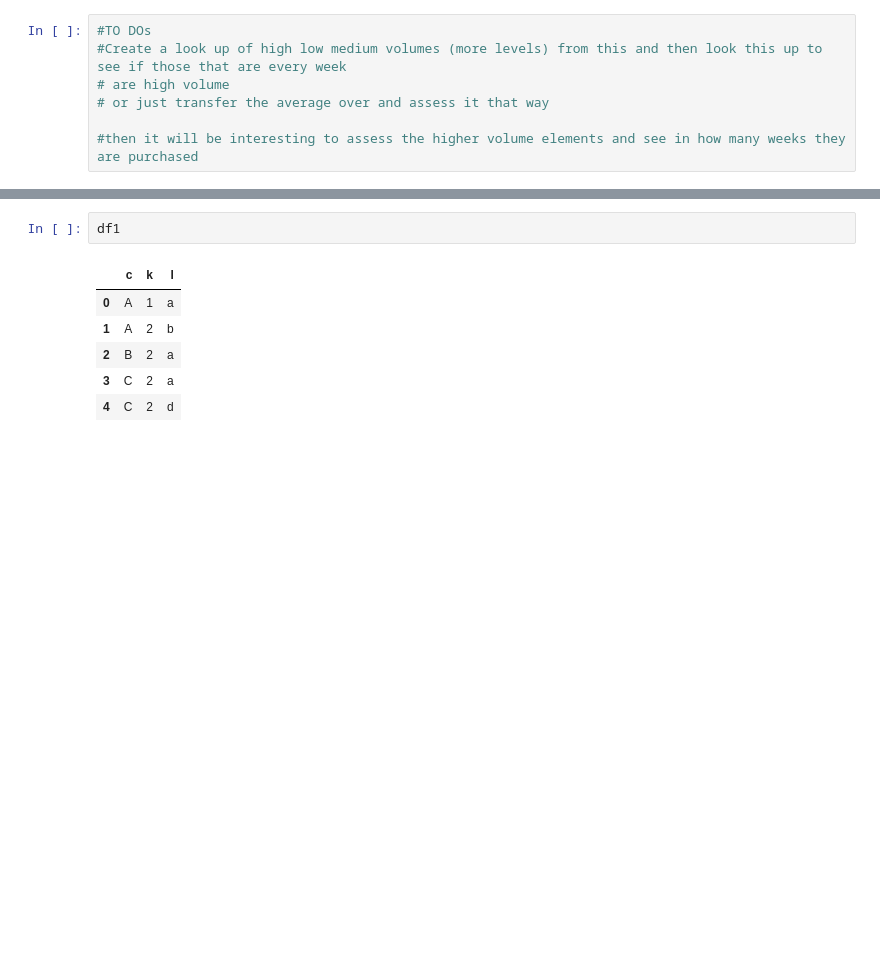
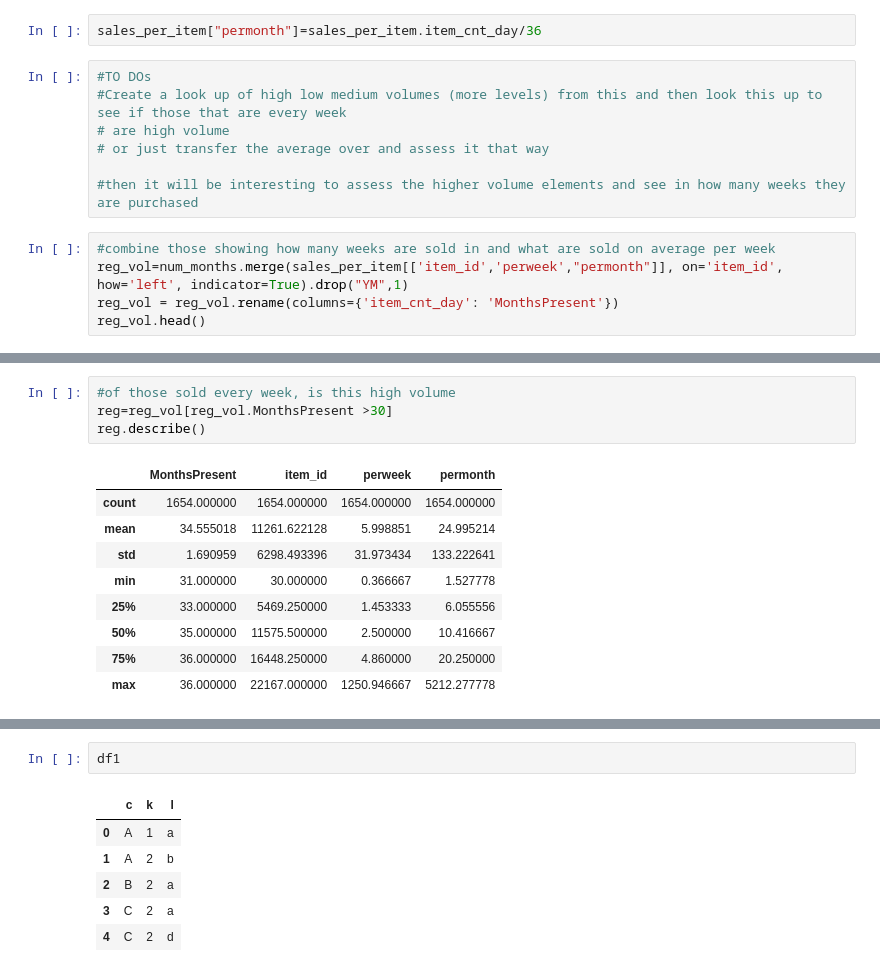
Before and after one commit to jamesoliver1981/Future_Sales, a Jupyter notebook: jupyter/EDA_Freq_Prods_overtime.ipynb, the cells around one changed output, grey strips where cells are left out. Drawn from its saved outputs; the diff is of its cells as text; blank space fills up the shorter version.

Commit message:
Updating EDA, frequency of sales

```diff
--- a/jupyter/EDA_Freq_Prods_overtime.ipynb
+++ b/jupyter/EDA_Freq_Prods_overtime.ipynb
@@ -188,6 +186,8 @@ Number of items sold less than 1-10 times a week: 572
 Number of items sold less than 11-50 times a week: 324
 Number of items sold less than 51-500 times a week: 15
 Remember these are just averages!!!  There can be a lot of volume in one week that skew this
+# %%
+sales_per_item["permonth"]=sales_per_item.item_cnt_day/36
 # %%
 #TO DOs
 #Create a look up of high low medium volumes (more levels) from this and then look this up to see if those that are every week
@@ -195,3 +195,8 @@ Remember these are just averages!!!  There can be a lot of volume in one week th
 # or just transfer the average over and assess it that way
 
 #then it will be interesting to assess the higher volume elements and see in how many weeks they are purchased
+# %%
+#combine those showing how many weeks are sold in and what are sold on average per week
+reg_vol=num_months.merge(sales_per_item[['item_id','perweek',"permonth"]], on='item_id', how='left', indicator=True).drop("YM",1)
+reg_vol = reg_vol.rename(columns={'item_cnt_day': 'MonthsPresent'})
+reg_vol.head()
@@ -197,0 +210,14 @@ Remember these are just averages!!!  There can be a lot of volume in one week th
+# %%
+#of those sold every week, is this high volume
+reg=reg_vol[reg_vol.MonthsPresent >30]
+reg.describe()
+# %% [output]
+|  | MonthsPresent | item_id | perweek | permonth |
+| count | 1654.000000 | 1654.000000 | 1654.000000 | 1654.000000 |
+| mean | 34.555018 | 11261.622128 | 5.998851 | 24.995214 |
+| std | 1.690959 | 6298.493396 | 31.973434 | 133.222641 |
+| min | 31.000000 | 30.000000 | 0.366667 | 1.527778 |
+| 25% | 33.000000 | 5469.250000 | 1.453333 | 6.055556 |
+| 50% | 35.000000 | 11575.500000 | 2.500000 | 10.416667 |
+| 75% | 36.000000 | 16448.250000 | 4.860000 | 20.250000 |
+| max | 36.000000 | 22167.000000 | 1250.946667 | 5212.277778 |
```
Also changed, not shown: parts of 12 cells of this notebook.
